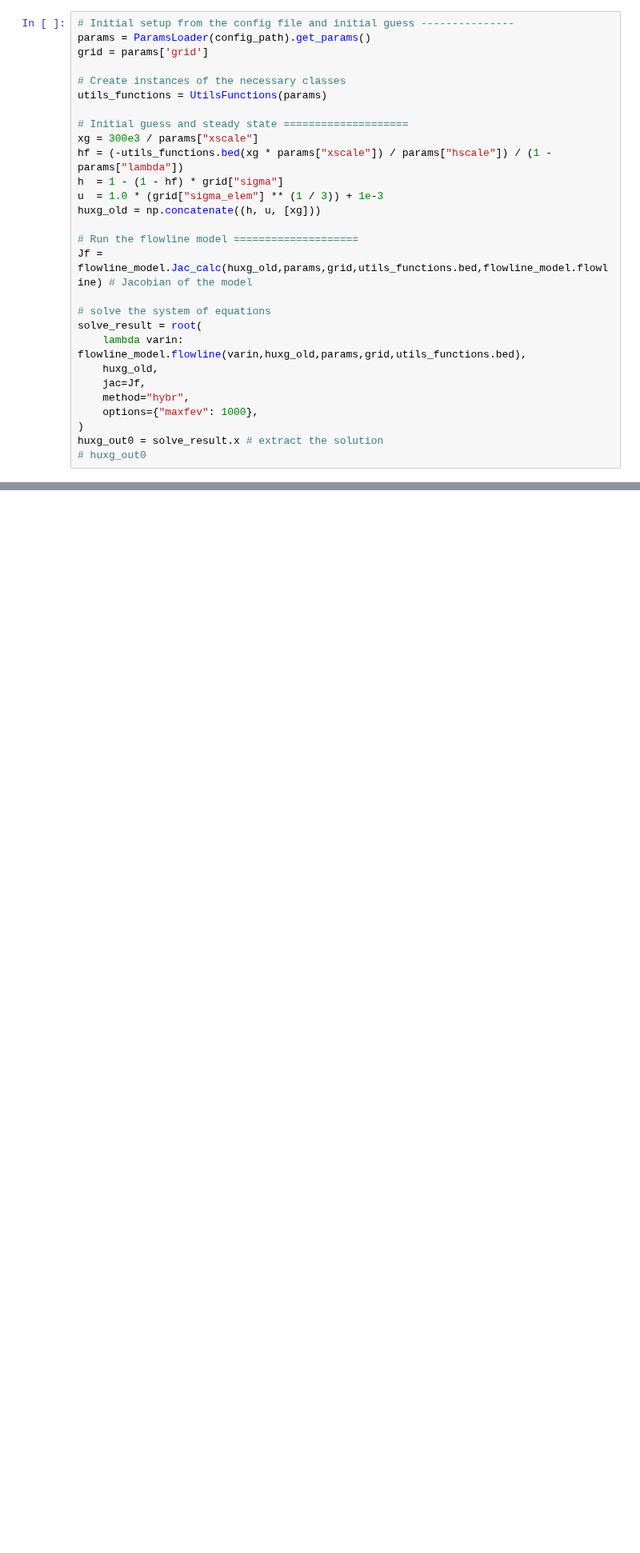
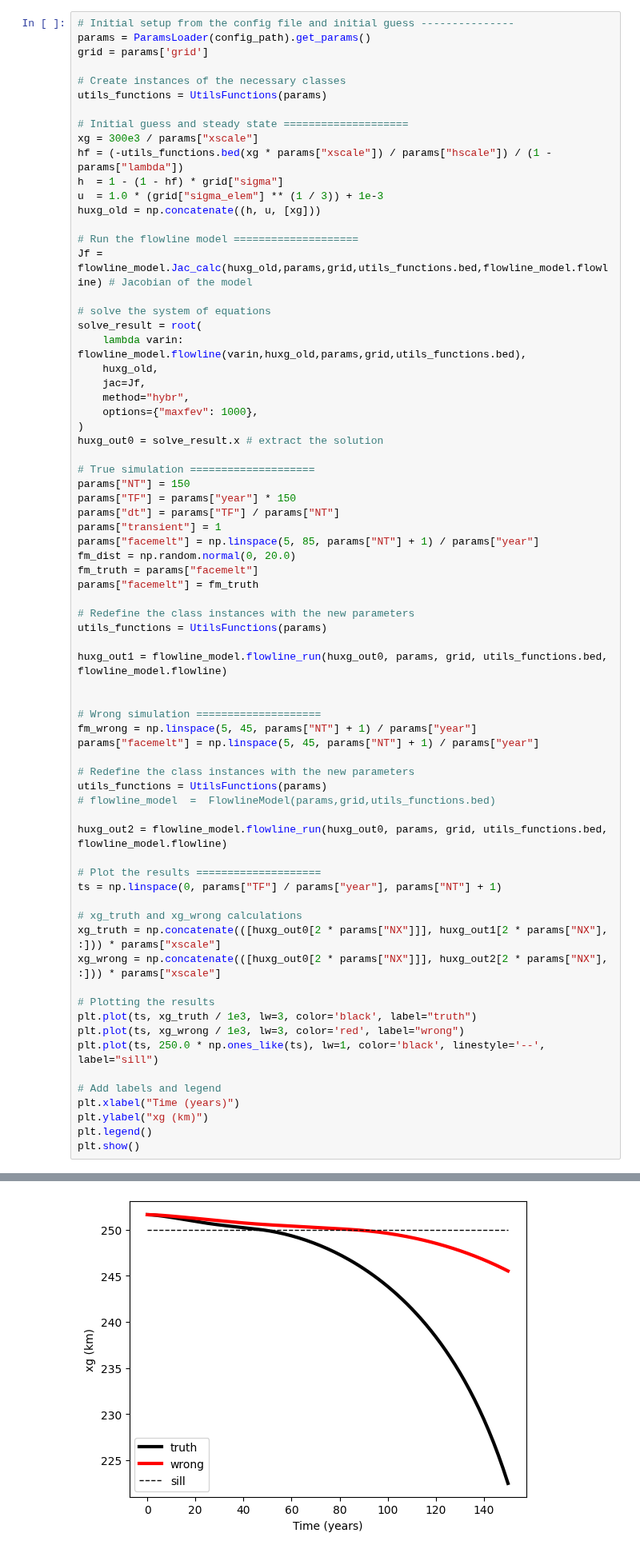
Before and after one commit to KYANJO/Data_assimilation_project, a Jupyter notebook: bin/run_flowline_enkf.ipynb, the cells around one changed output, grey strips where cells are left out. Shown at 80% size. Saved outputs shown, nothing was run; the diff lists cells and outputs as text; blank space fills up the shorter version.

Commit message:
WIP: testing the flowline model

```diff
--- a/bin/run_flowline_enkf.ipynb
+++ b/bin/run_flowline_enkf.ipynb
@@ -60,4 +60,48 @@ solve_result = root(
     options={"maxfev": 1000},
 )
 huxg_out0 = solve_result.x # extract the solution
-# huxg_out0
+
+# True simulation ====================
+params["NT"] = 150
+params["TF"] = params["year"] * 150
+params["dt"] = params["TF"] / params["NT"]
+params["transient"] = 1
+params["facemelt"] = np.linspace(5, 85, params["NT"] + 1) / params["year"]
+fm_dist = np.random.normal(0, 20.0)
+fm_truth = params["facemelt"]
+params["facemelt"] = fm_truth
+
+# Redefine the class instances with the new parameters
+utils_functions = UtilsFunctions(params)
+
+huxg_out1 = flowline_model.flowline_run(huxg_out0, params, grid, utils_functions.bed, flowline_model.flowline)
+
+
+# Wrong simulation ====================
+fm_wrong = np.linspace(5, 45, params["NT"] + 1) / params["year"]
+params["facemelt"] = np.linspace(5, 45, params["NT"] + 1) / params["year"]
+
+# Redefine the class instances with the new parameters
+utils_functions = UtilsFunctions(params)
+# flowline_model  =  FlowlineModel(params,grid,utils_functions.bed)
+
+huxg_out2 = flowline_model.flowline_run(huxg_out0, params, grid, utils_functions.bed, flowline_model.flowline)
+
+# Plot the results ====================
+ts = np.linspace(0, params["TF"] / params["year"], params["NT"] + 1)
+
+# xg_truth and xg_wrong calculations
+xg_truth = np.concatenate(([huxg_out0[2 * params["NX"]]], huxg_out1[2 * params["NX"], :])) * params["xscale"]
+xg_wrong = np.concatenate(([huxg_out0[2 * params["NX"]]], huxg_out2[2 * params["NX"], :])) * params["xscale"]
+
+# Plotting the results
+plt.plot(ts, xg_truth / 1e3, lw=3, color='black', label="truth")
+plt.plot(ts, xg_wrong / 1e3, lw=3, color='red', label="wrong")
+plt.plot(ts, 250.0 * np.ones_like(ts), lw=1, color='black', linestyle='--', label="sill")
+
+# Add labels and legend
+plt.xlabel("Time (years)")
+plt.ylabel("xg (km)")
+plt.legend()
+plt.show()
+# %% [output]
@@ -63,0 +125 @@ huxg_out0 = solve_result.x # extract the solution
+[figure, added]
```
Also changed, not shown: parts of 5 cells of this notebook.
